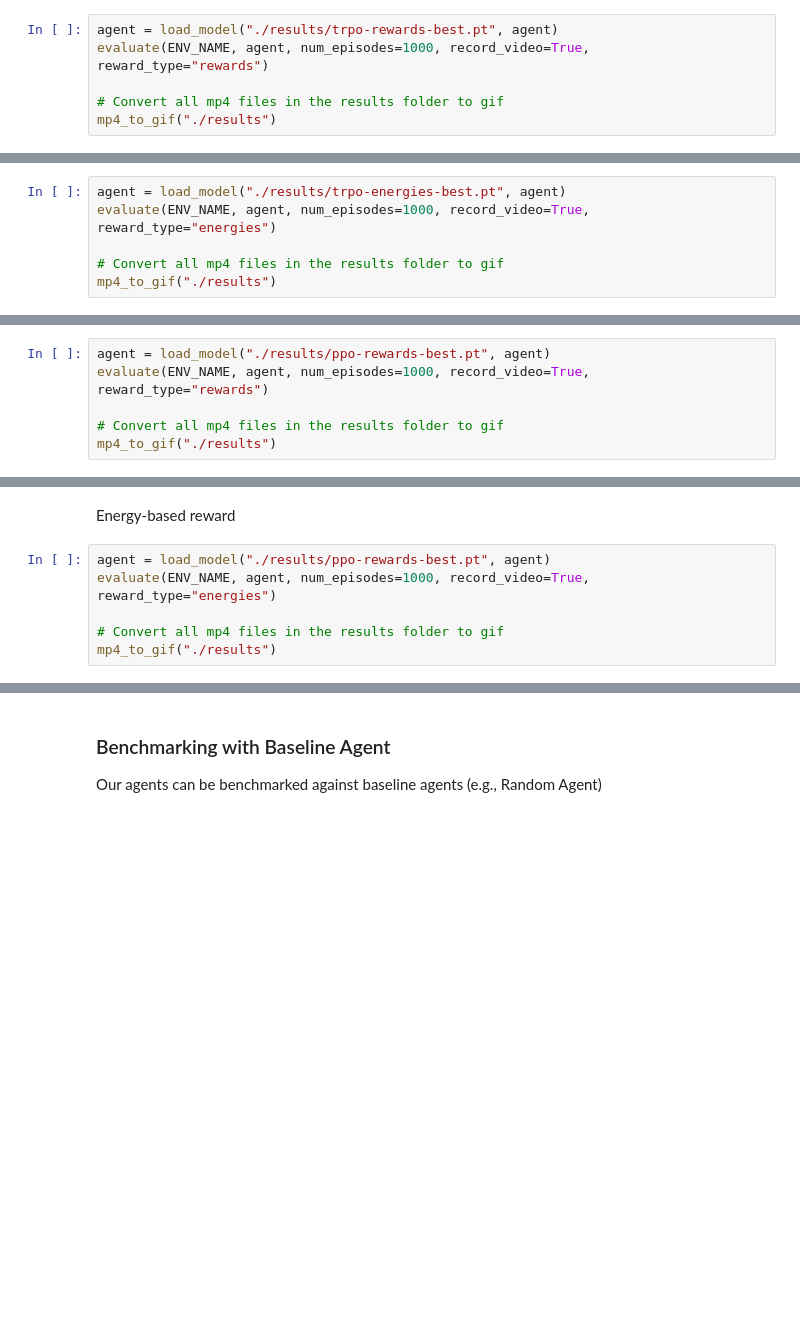
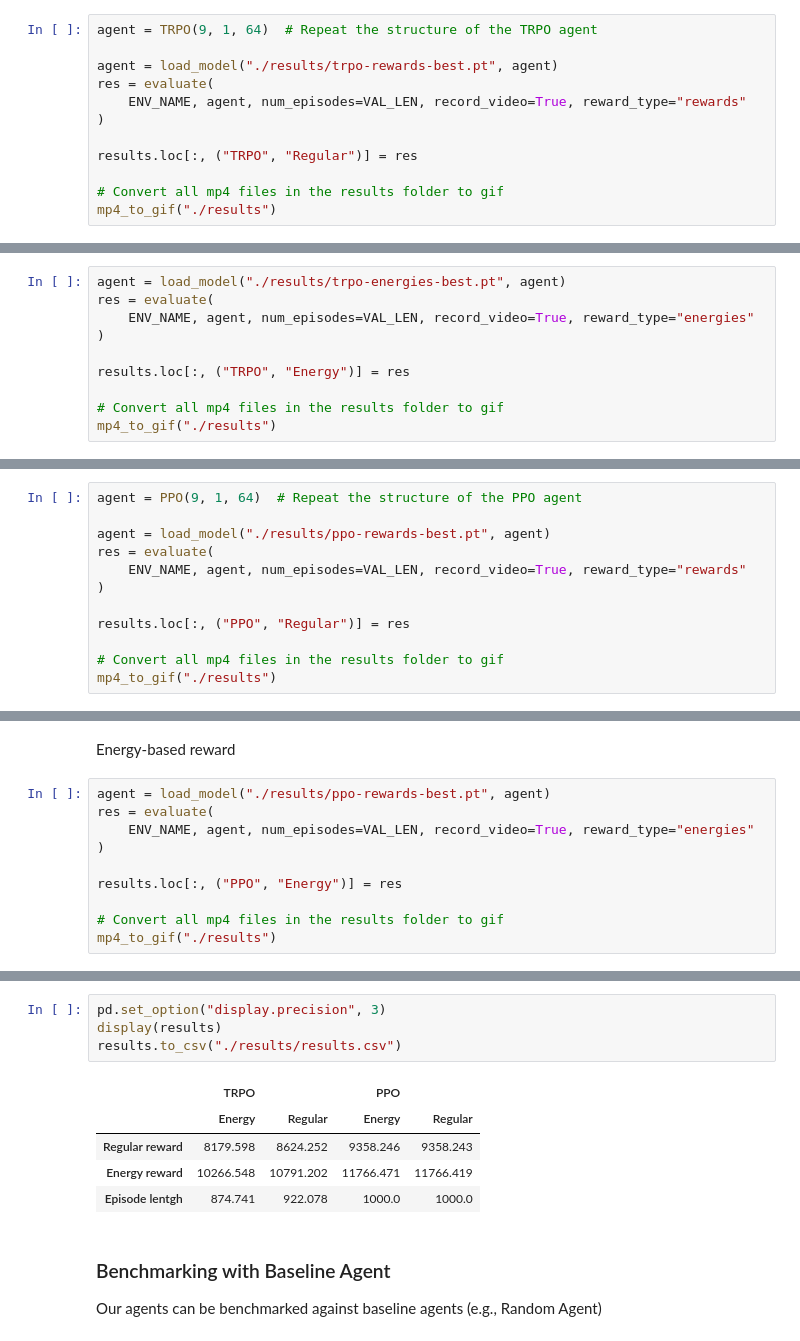
Before and after one commit to Makkarik/energy-based-pendulum, a Jupyter notebook: Entrypoint.ipynb, the cells around one changed output, grey strips where cells are left out. Cells and saved outputs as stored; diff of their text form; blank space fills up the shorter version.

Commit message:
Results table added

```diff
--- a/Entrypoint.ipynb
+++ b/Entrypoint.ipynb
@@ -761,8 +770,14 @@ Here we are present evaluation of our models with pretrained weights that we tra
 # %% [markdown]
 Regular reward
 # %%
+agent = TRPO(9, 1, 64)  # Repeat the structure of the TRPO agent
+
 agent = load_model("./results/trpo-rewards-best.pt", agent)
-evaluate(ENV_NAME, agent, num_episodes=1000, record_video=True, reward_type="rewards")
+res = evaluate(
+    ENV_NAME, agent, num_episodes=VAL_LEN, record_video=True, reward_type="rewards"
+)
+
+results.loc[:, ("TRPO", "Regular")] = res
 
 # Convert all mp4 files in the results folder to gif
 mp4_to_gif("./results")
@@ -780,7 +795,11 @@ Average Episode Energy Reward: 10779.74
 Energy-based reward
 # %%
 agent = load_model("./results/trpo-energies-best.pt", agent)
-evaluate(ENV_NAME, agent, num_episodes=1000, record_video=True, reward_type="energies")
+res = evaluate(
+    ENV_NAME, agent, num_episodes=VAL_LEN, record_video=True, reward_type="energies"
+)
+
+results.loc[:, ("TRPO", "Energy")] = res
 
 # Convert all mp4 files in the results folder to gif
 mp4_to_gif("./results")
@@ -897,8 +916,14 @@ def evaluate(
 # %% [markdown]
 Regular reward
 # %%
+agent = PPO(9, 1, 64)  # Repeat the structure of the PPO agent
+
 agent = load_model("./results/ppo-rewards-best.pt", agent)
-evaluate(ENV_NAME, agent, num_episodes=1000, record_video=True, reward_type="rewards")
+res = evaluate(
+    ENV_NAME, agent, num_episodes=VAL_LEN, record_video=True, reward_type="rewards"
+)
+
+results.loc[:, ("PPO", "Regular")] = res
 
 # Convert all mp4 files in the results folder to gif
 mp4_to_gif("./results")
@@ -916,7 +941,11 @@ Average Episode Energy Reward: 11766.57
 Energy-based reward
 # %%
 agent = load_model("./results/ppo-rewards-best.pt", agent)
-evaluate(ENV_NAME, agent, num_episodes=1000, record_video=True, reward_type="energies")
+res = evaluate(
+    ENV_NAME, agent, num_episodes=VAL_LEN, record_video=True, reward_type="energies"
+)
+
+results.loc[:, ("PPO", "Energy")] = res
 
 # Convert all mp4 files in the results folder to gif
 mp4_to_gif("./results")
@@ -930,6 +959,16 @@ Average Episode Energy Reward: 11766.26
     <img width="480" src="results\ppo-energies-episode-0.gif">
     <p align="center">Fig. 4 - PPO agent trained with an energy-based reward</p>
 </p>
+# %%
+pd.set_option("display.precision", 3)
+display(results)
+results.to_csv("./results/results.csv")
+# %% [output]
+|  | TRPO |  | PPO |  |
+|  | Energy | Regular | Energy | Regular |
+| Regular reward | 8179.598 | 8624.252 | 9358.246 | 9358.243 |
+| Energy reward | 10266.548 | 10791.202 | 11766.471 | 11766.419 |
+| Episode lentgh | 874.741 | 922.078 | 1000.0 | 1000.0 |
 # %% [markdown]
 ### Benchmarking with Baseline Agent
 
```
Also changed, not shown: parts of 9 cells of this notebook, 11 other files.
